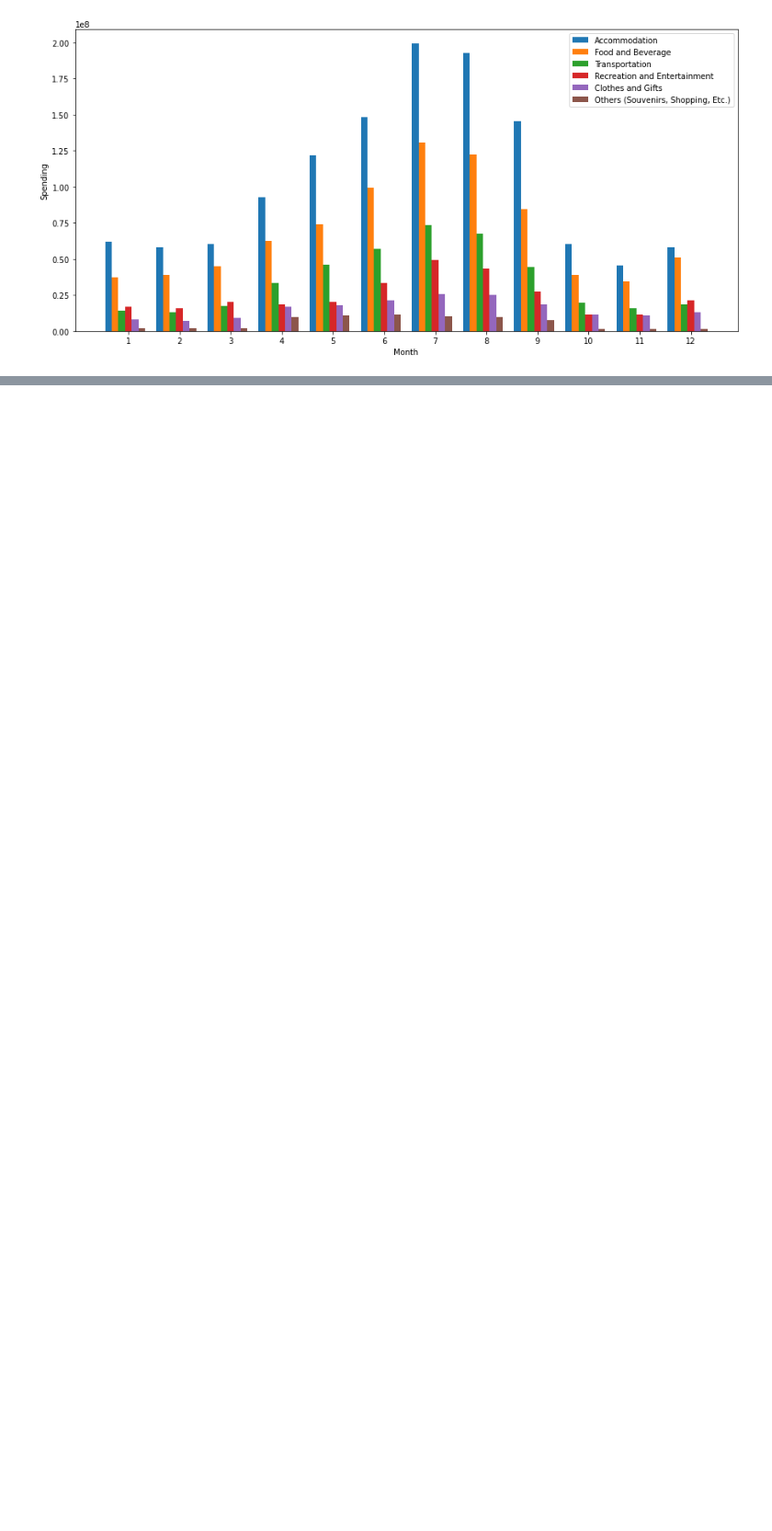
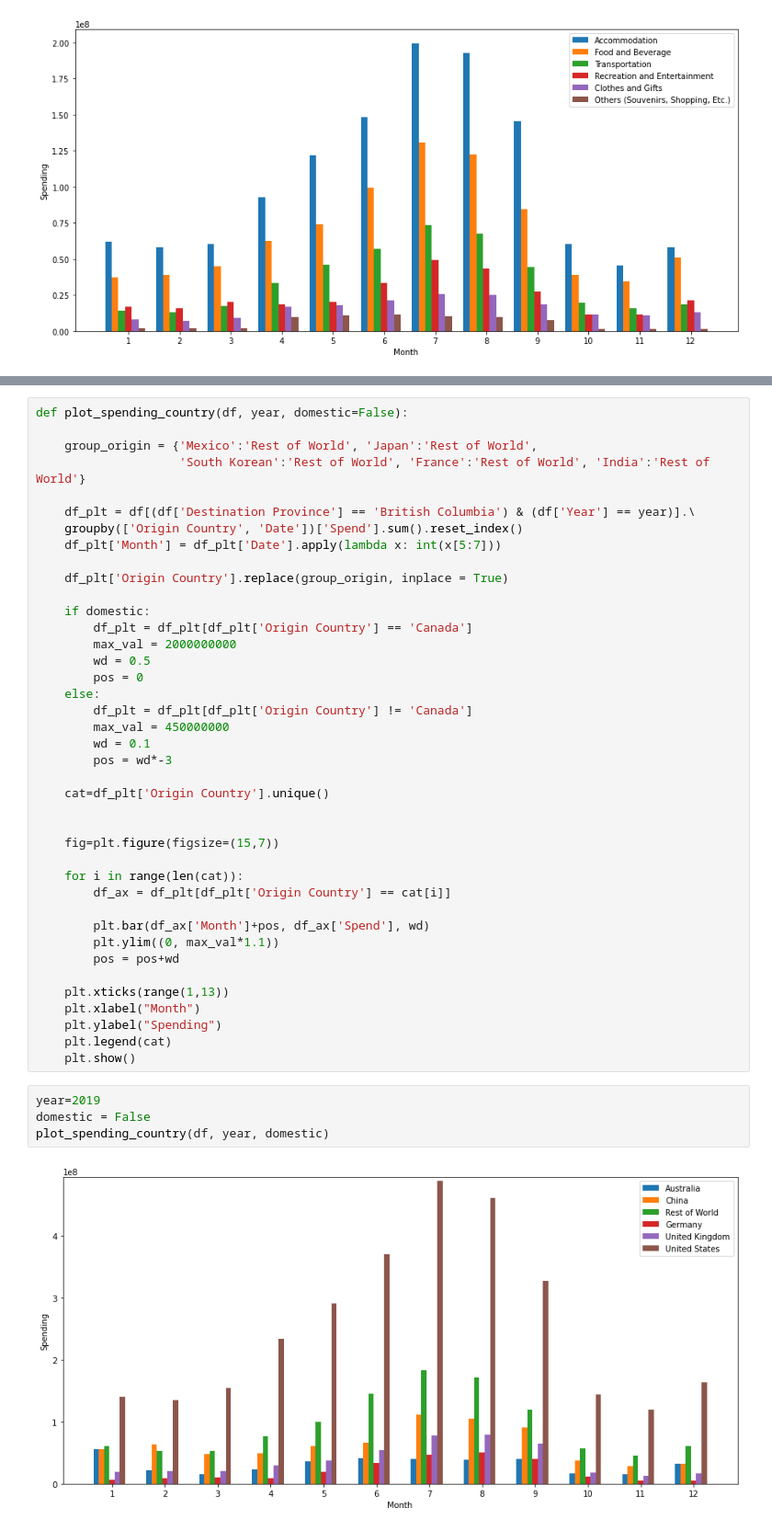
Before and after one commit to Vizzuality/tota, a Jupyter notebook: data/notebooks/tota_spending_data.ipynb, the cells around one changed output, grey strips where cells are left out. Shown at 92% size. Saved outputs shown, nothing was run; the diff lists cells and outputs as text; blank space fills up the shorter version.

```diff
--- a/data/notebooks/tota_spending_data.ipynb
+++ b/data/notebooks/tota_spending_data.ipynb
@@ -138,0 +209,46 @@ plot_spending(df, origin, year)
+# %%
+def plot_spending_country(df, year, domestic=False):
+
+    group_origin = {'Mexico':'Rest of World', 'Japan':'Rest of World',
+                    'South Korean':'Rest of World', 'France':'Rest of World', 'India':'Rest of World'}
+
+    df_plt = df[(df['Destination Province'] == 'British Columbia') & (df['Year'] == year)].\
+    groupby(['Origin Country', 'Date'])['Spend'].sum().reset_index()
+    df_plt['Month'] = df_plt['Date'].apply(lambda x: int(x[5:7]))
+
+    df_plt['Origin Country'].replace(group_origin, inplace = True)
+
+    if domestic:
+        df_plt = df_plt[df_plt['Origin Country'] == 'Canada']
+        max_val = 2000000000
+        wd = 0.5
+        pos = 0
+    else:
+        df_plt = df_plt[df_plt['Origin Country'] != 'Canada']
+        max_val = 450000000
+        wd = 0.1
+        pos = wd*-3
+
+    cat=df_plt['Origin Country'].unique()
+
+
+    fig=plt.figure(figsize=(15,7))
+
+    for i in range(len(cat)):
+        df_ax = df_plt[df_plt['Origin Country'] == cat[i]]
+
+        plt.bar(df_ax['Month']+pos, df_ax['Spend'], wd)
+        plt.ylim((0, max_val*1.1))
+        pos = pos+wd
+
+    plt.xticks(range(1,13))
+    plt.xlabel("Month")
+    plt.ylabel("Spending")
+    plt.legend(cat)
+    plt.show()
+# %%
+year=2019
+domestic = False
+plot_spending_country(df, year, domestic)
+# %% [output]
+[figure, added]
```
Also changed, not shown: parts of 21 cells of this notebook.
